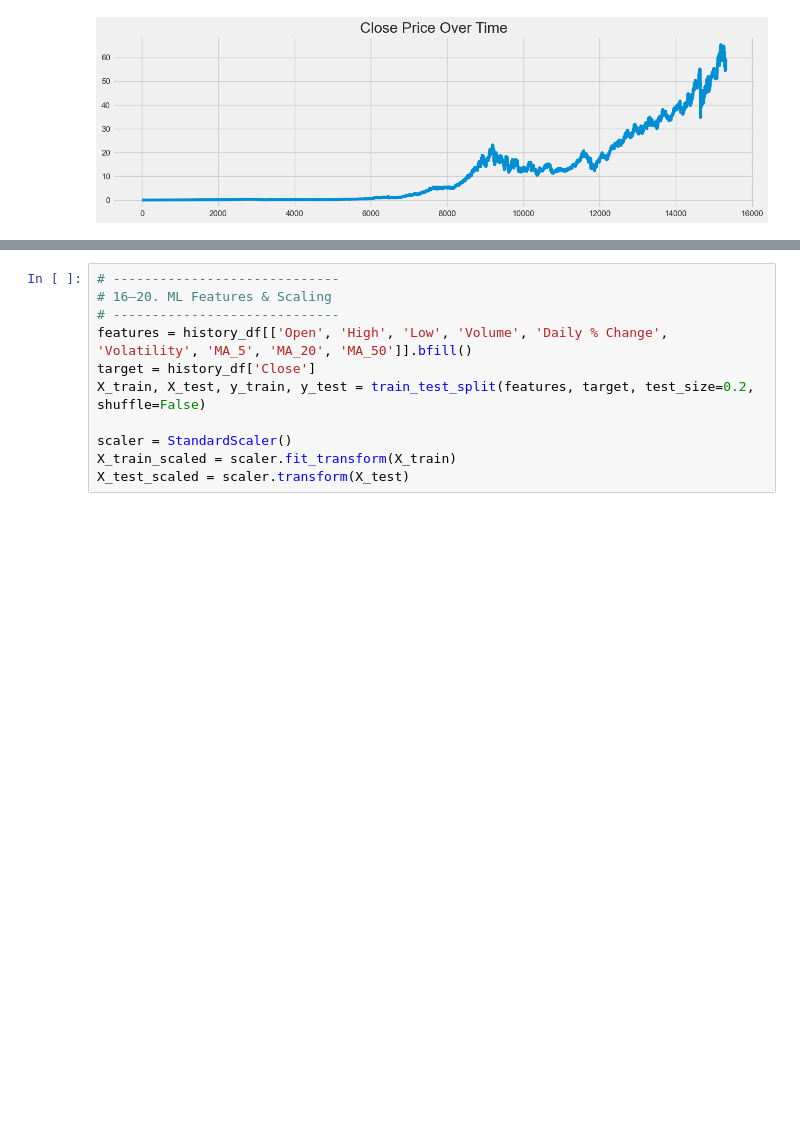
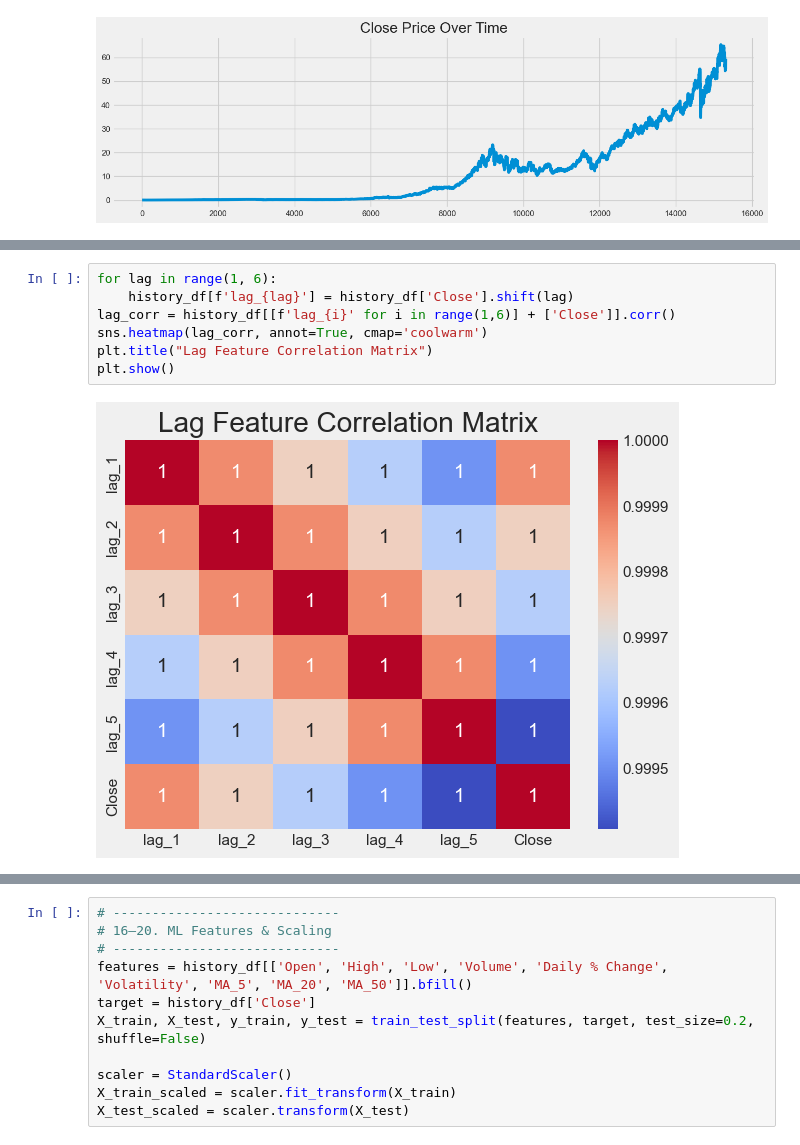
Before and after one commit to SK-TOUFIK-ISLAM-07/Data-Analytics, a Jupyter notebook: Coca-Cola.ipynb, the cells around one changed output, grey strips where cells are left out. Saved outputs shown, nothing was run; the diff lists cells and outputs as text; blank space fills up the shorter version.

```diff
--- a/Coca-Cola.ipynb
+++ b/Coca-Cola.ipynb
@@ -185,0 +247,9 @@ plt.show()
+# %%
+for lag in range(1, 6):
+    history_df[f'lag_{lag}'] = history_df['Close'].shift(lag)
+lag_corr = history_df[[f'lag_{i}' for i in range(1,6)] + ['Close']].corr()
+sns.heatmap(lag_corr, annot=True, cmap='coolwarm')
+plt.title("Lag Feature Correlation Matrix")
+plt.show()
+# %% [output]
+[figure, added]
```
Also changed, not shown: parts of 7 cells of this notebook.
